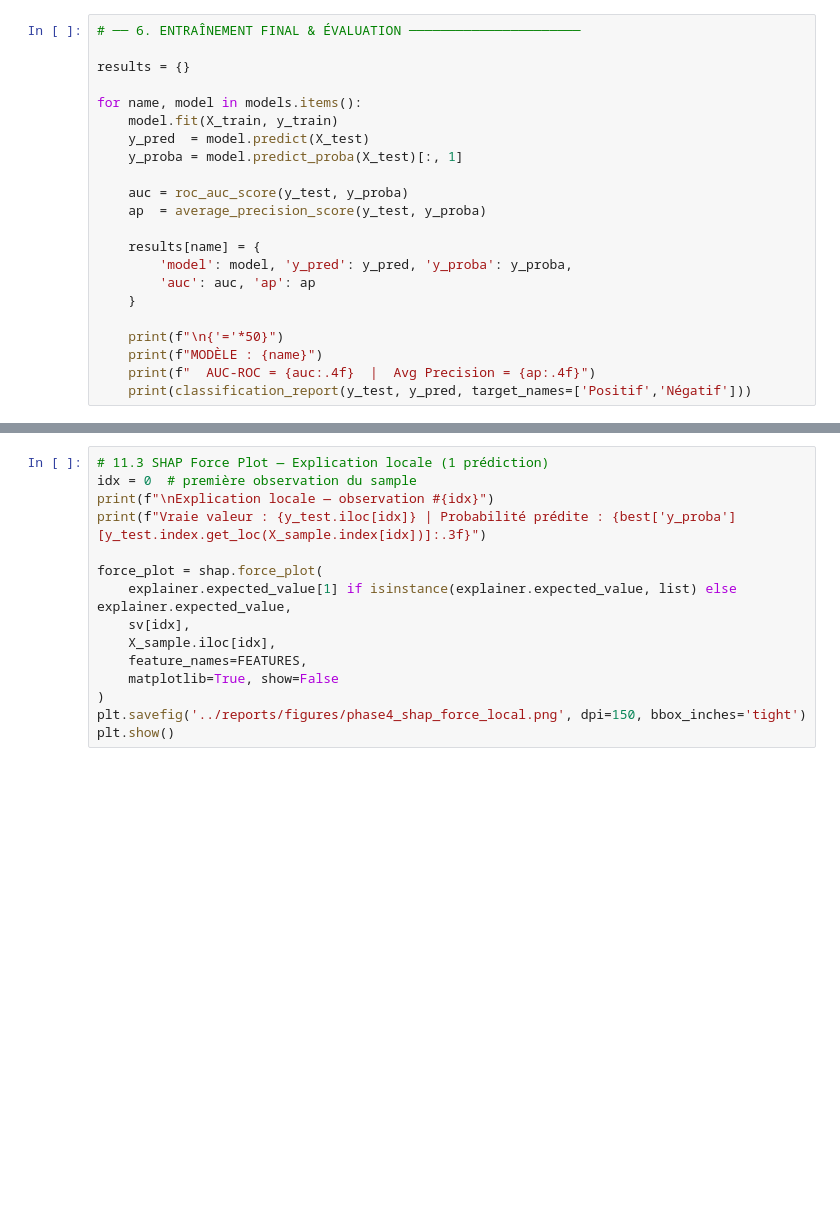
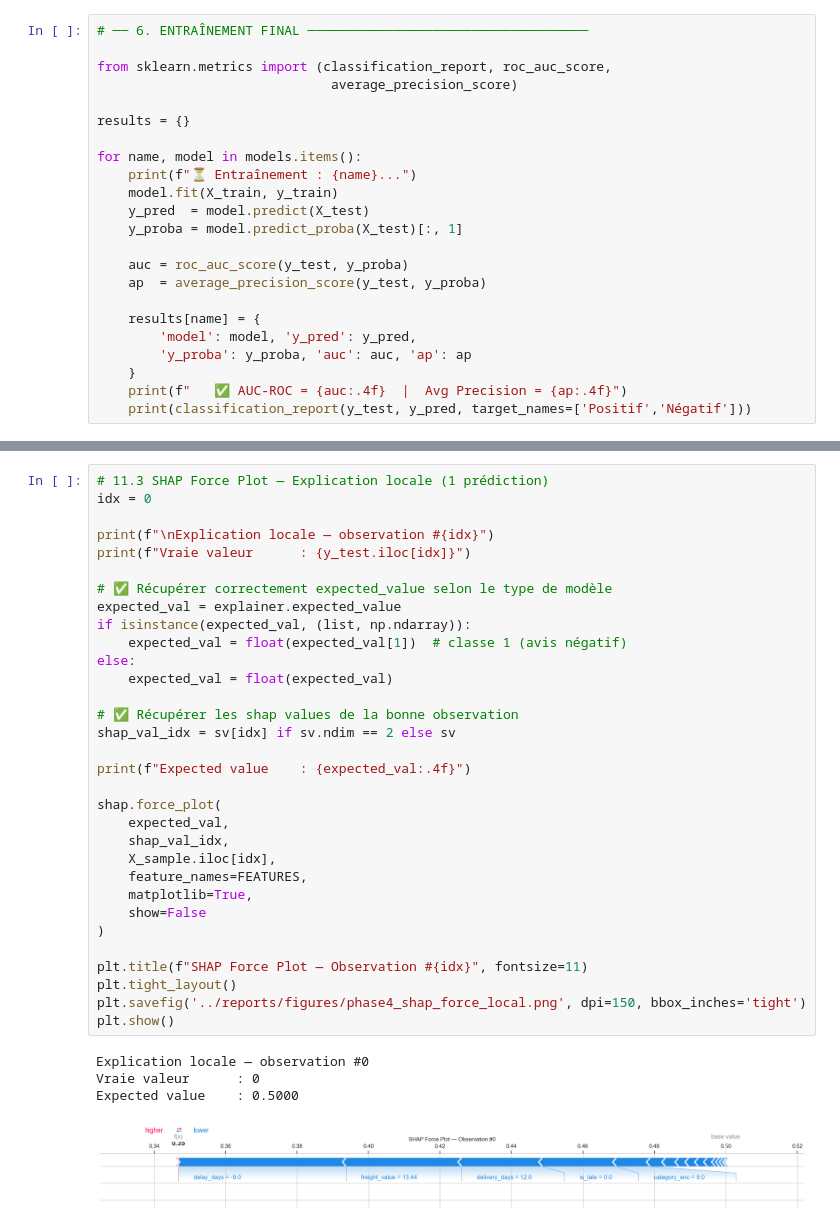
Before and after one commit to ELANSARIOUMAIMA/dddm-ecommerce-olist, a Jupyter notebook: notebooks/phase4_modeling.ipynb, the cells around one changed output, grey strips where cells are left out. Saved outputs shown, nothing was run; the diff lists cells and outputs as text; blank space fills up the shorter version.

Commit message:
test: run phase3 + phase4 notebooks — outputs generated

```diff
--- a/notebooks/phase4_modeling.ipynb
+++ b/notebooks/phase4_modeling.ipynb
@@ -108,9 +245,13 @@ for name, model in models.items():
 # %%
-# ── 6. ENTRAÎNEMENT FINAL & ÉVALUATION ──────────────────────
+# ── 6. ENTRAÎNEMENT FINAL ────────────────────────────────────
+
+from sklearn.metrics import (classification_report, roc_auc_score,
+                              average_precision_score)
 
 results = {}
 
 for name, model in models.items():
+    print(f"⏳ Entraînement : {name}...")
     model.fit(X_train, y_train)
     y_pred  = model.predict(X_test)
     y_proba = model.predict_proba(X_test)[:, 1]
@@ -119,11 +260,8 @@ for name, model in models.items():
     ap  = average_precision_score(y_test, y_proba)
 
     results[name] = {
-        'model': model, 'y_pred': y_pred, 'y_proba': y_proba,
-        'auc': auc, 'ap': ap
+        'model': model, 'y_pred': y_pred,
+        'y_proba': y_proba, 'auc': auc, 'ap': ap
     }
-
-    print(f"\n{'='*50}")
-    print(f"MODÈLE : {name}")
-    print(f"  AUC-ROC = {auc:.4f}  |  Avg Precision = {ap:.4f}")
+    print(f"   ✅ AUC-ROC = {auc:.4f}  |  Avg Precision = {ap:.4f}")
     print(classification_report(y_test, y_pred, target_names=['Positif','Négatif']))
@@ -226,18 +397,40 @@ plt.show()
 # %%
 # 11.3 SHAP Force Plot — Explication locale (1 prédiction)
-idx = 0  # première observation du sample
+idx = 0
+
 print(f"\nExplication locale — observation #{idx}")
-print(f"Vraie valeur : {y_test.iloc[idx]} | Probabilité prédite : {best['y_proba'][y_test.index.get_loc(X_sample.index[idx])]:.3f}")
+print(f"Vraie valeur      : {y_test.iloc[idx]}")
 
-force_plot = shap.force_plot(
-    explainer.expected_value[1] if isinstance(explainer.expected_value, list) else explainer.expected_value,
-    sv[idx],
+# ✅ Récupérer correctement expected_value selon le type de modèle
+expected_val = explainer.expected_value
+if isinstance(expected_val, (list, np.ndarray)):
+    expected_val = float(expected_val[1])  # classe 1 (avis négatif)
+else:
+    expected_val = float(expected_val)
+
+# ✅ Récupérer les shap values de la bonne observation
+shap_val_idx = sv[idx] if sv.ndim == 2 else sv
+
+print(f"Expected value    : {expected_val:.4f}")
+
+shap.force_plot(
+    expected_val,
+    shap_val_idx,
     X_sample.iloc[idx],
     feature_names=FEATURES,
-    matplotlib=True, show=False
+    matplotlib=True,
+    show=False
 )
+
+plt.title(f"SHAP Force Plot — Observation #{idx}", fontsize=11)
+plt.tight_layout()
 plt.savefig('../reports/figures/phase4_shap_force_local.png', dpi=150, bbox_inches='tight')
 plt.show()
+# %% [output]
+Explication locale — observation #0
+Vraie valeur      : 0
+Expected value    : 0.5000
+[figure, added]
 # %%
 # 11.4 SHAP Dependence Plot — delay_days (feature clé)
 plt.figure(figsize=(9, 6))
```
Also changed, not shown: parts of 18 cells of this notebook, 23 other files.
